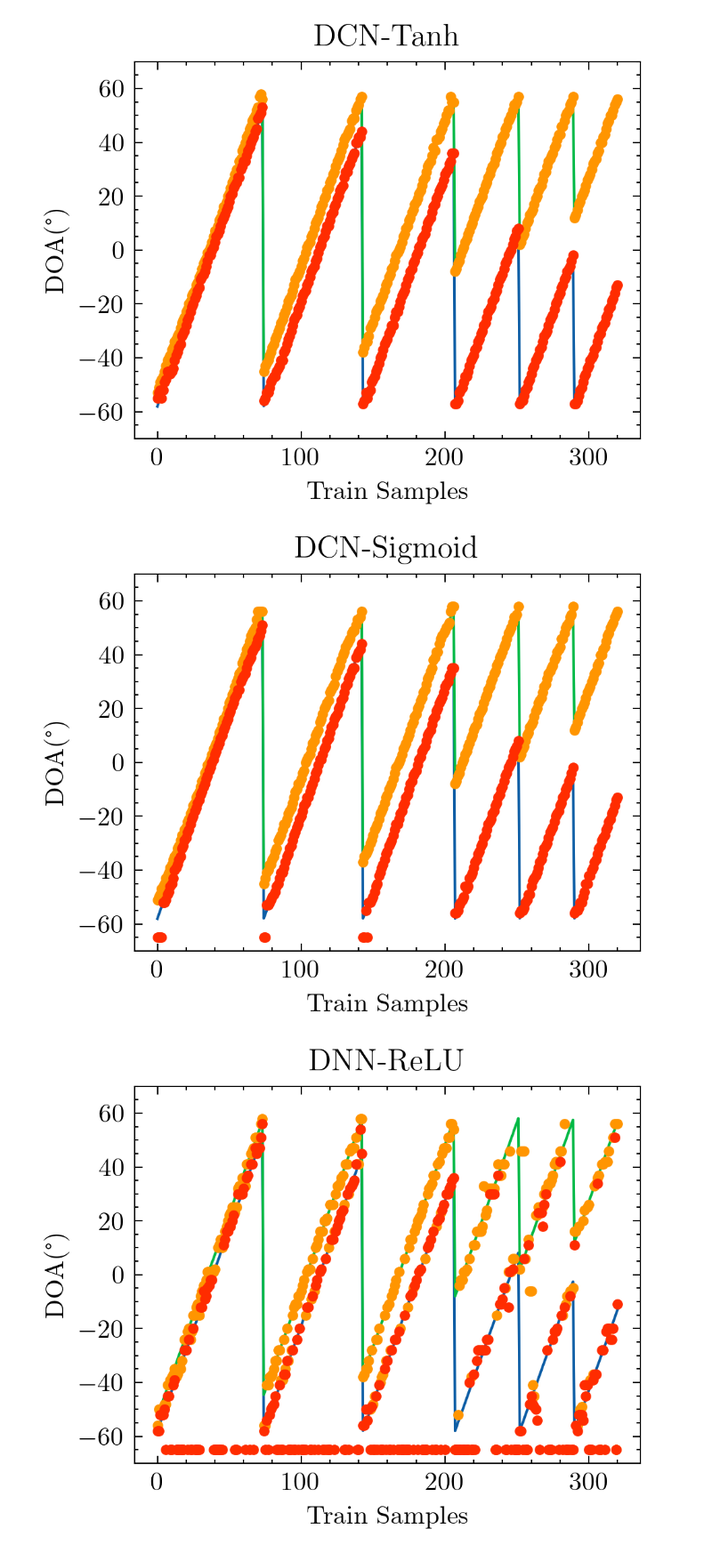
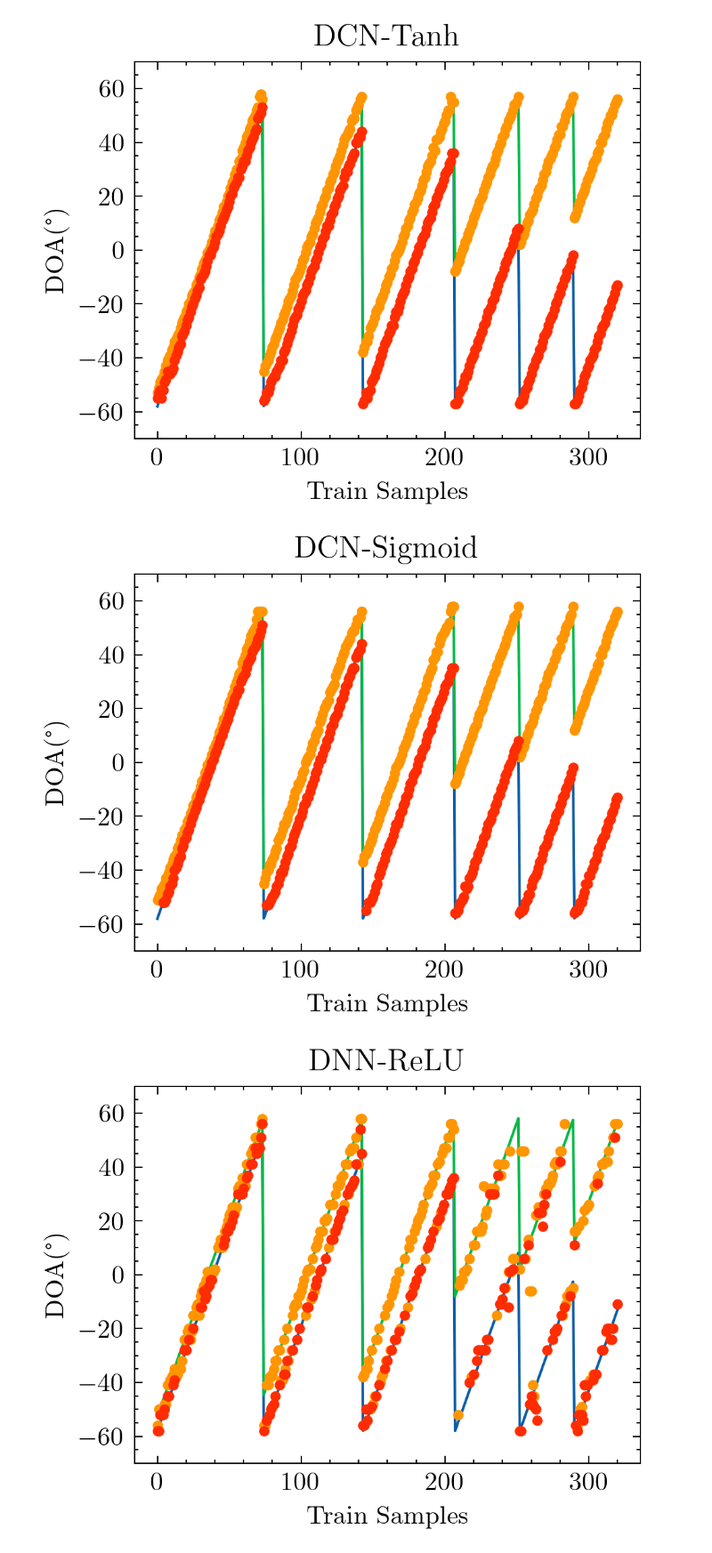
Before and after one commit to McLinWxl/CodesReproduction, a Jupyter notebook: DCN-DOA/ReproducedCodes/SampleIndex.ipynb, the cells around one changed output. Shown at 89% size. Drawn from its saved outputs; the diff is of its cells as text; code cells hidden in the pictures.

```diff
--- a/DCN-DOA/ReproducedCodes/SampleIndex.ipynb
+++ b/DCN-DOA/ReproducedCodes/SampleIndex.ipynb
@@ -175,7 +175,7 @@ def Test(model, inputx, flag):
     predict = np.array(ls)
     return predict
 # %%
-def DOAPredict(predict, flag, height = 0.1, nodetect = -5):
+def DOAPredict(predict, flag, height = 0.1, nodetect = -200):
     #flag==0 for CNN, flag==1 for DNN
     peak = np.zeros((K, r2))
     for i in range(r2):
@@ -207,7 +207,7 @@ def DOAPredict(predict, flag, height = 0.1, nodetect = -5):
         #     peak[:,i] = [peaks_st[0], peaks_st[1]]
         # else:
         #     peak[:,i] = [peaks_st[1], peaks_st[0]]
-    return peak
+    return peak-60
 # %%
 predict_cnntanh = Test(cnntanh, S_est, 0)
 doa_cnntanh = DOAPredict(predict_cnntanh, 0)
@@ -228,7 +231,7 @@ with plt.style.context(['science']):
     plt.rcParams['savefig.dpi'] = 300
     plt.ylim(-70,70)
     plt.plot(DOA_train.T)
-    plt.plot(doa_cnnrelu.T-60,'.')
+    plt.plot(doa_cnnrelu.T,'.')
     plt.title('DCN-ReLU')
     plt.xlabel('Train Samples')
     plt.ylabel('DOA(°)')
@@ -242,7 +245,7 @@ with plt.style.context(['science']):
     plt.rcParams['savefig.dpi'] = 300
     plt.ylim(-70,70)
     plt.plot(DOA_train.T)
-    plt.plot(doa_cnntanh.T-60,'.')
+    plt.plot(doa_cnntanh.T,'.')
     plt.title('DCN-Tanh')
     plt.xlabel('Train Samples')
     plt.ylabel('DOA(°)')
@@ -256,28 +259,28 @@ with plt.style.context(['science']):
     plt.rcParams['savefig.dpi'] = 300
     plt.ylim(-70,70)
     plt.plot(DOA_train.T)
-    plt.plot(doa_cnnsigmoid.T-60,'.')
+    plt.plot(doa_cnnsigmoid.T,'.')
     plt.title('DCN-Sigmoid')
     plt.xlabel('Train Samples')
     plt.ylabel('DOA(°)')
     plt.savefig(figurepath + 'SampleIndex/DCN_Sigmoid.pdf')
     plt.show()
 # %% [output]
-[figure, old version]
+[figure, new version]
 # %%
 with plt.style.context(['science']):
     plt.rcParams['figure.dpi'] = 300
     plt.rcParams['savefig.dpi'] = 300
     plt.ylim(-70,70)
     plt.plot(DOA_train.T)
-    plt.plot(doa_dnnrelu.T-60,'.')
+    plt.plot(doa_dnnrelu.T,'.')
     plt.title('DNN-ReLU')
     plt.xlabel('Train Samples')
     plt.ylabel('DOA(°)')
     plt.savefig(figurepath + 'SampleIndex/DNN_ReLU.pdf')
     plt.show()
 # %% [output]
-[figure, old version]
+[figure, new version]
 # %%
 with plt.style.context(['science']):
     plt.rcParams['figure.dpi'] = 300
```
Also changed, not shown: parts of 15 cells of this notebook, 17 other files.
